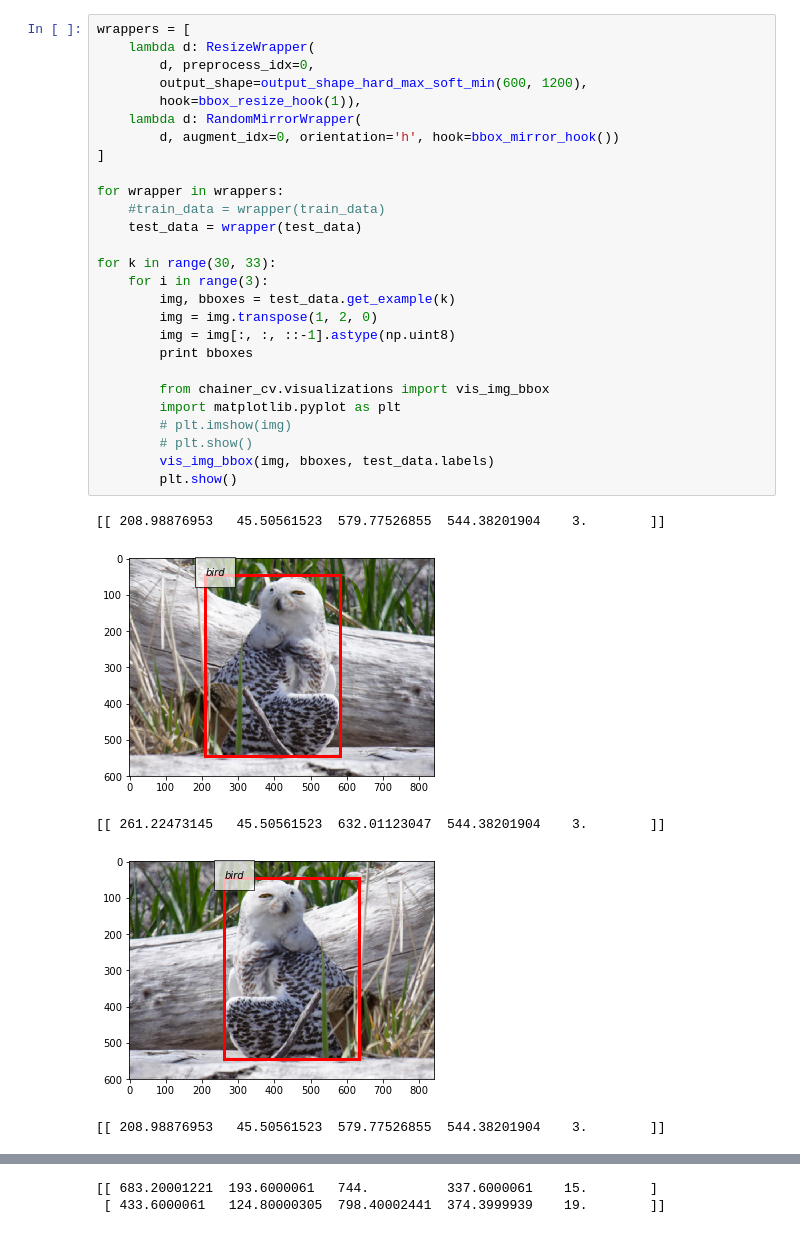
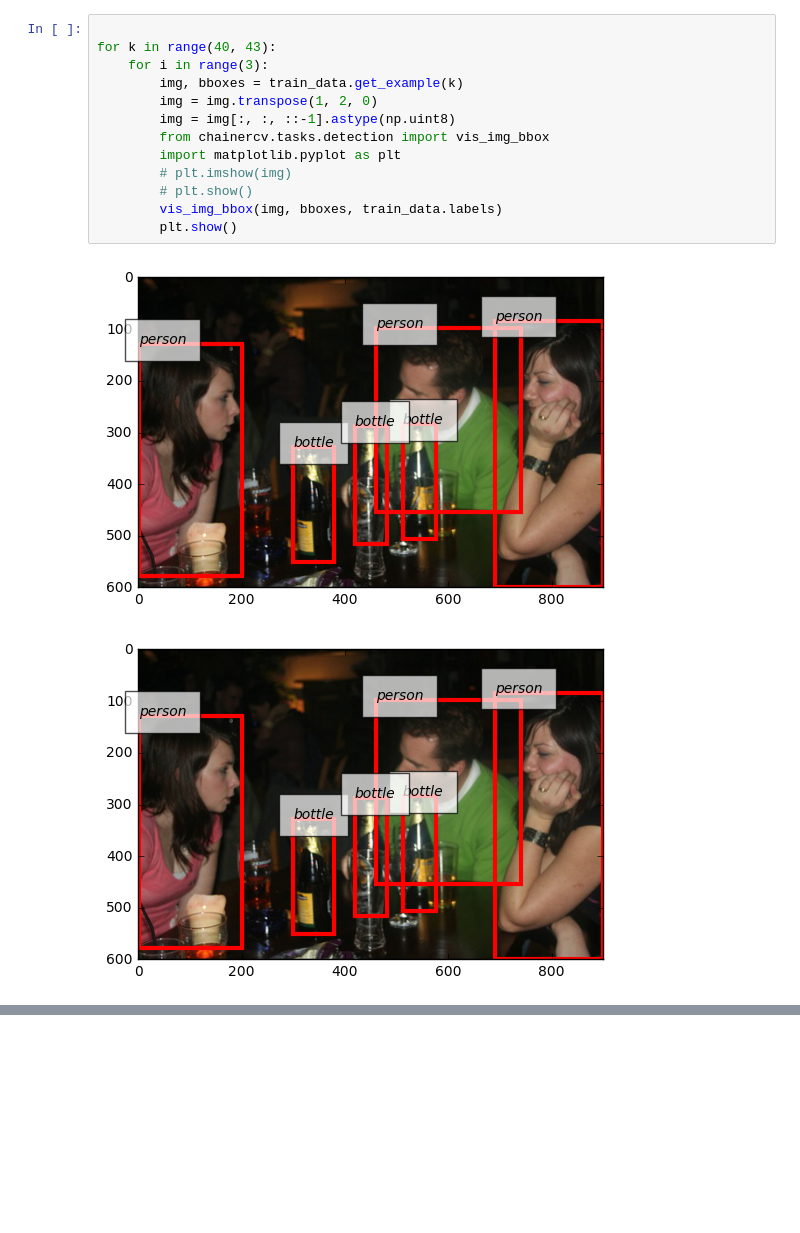
Before and after one commit to yuyu2172/chainer-cv-docs, a Jupyter notebook: examples/detection/faster_rcnn/Visualize Dataset.ipynb, the cells around one changed output, grey strips where cells are left out. Cells and saved outputs as stored; diff of their text form; blank space fills up the shorter version.

Commit message:
add visualize dataset

```diff
--- a/examples/detection/faster_rcnn/Visualize Dataset.ipynb
+++ b/examples/detection/faster_rcnn/Visualize Dataset.ipynb
@@ -12,33 +42,16 @@ test_data = VOCDetectionDataset(mode='val')
 # %%
-wrappers = [
-    lambda d: ResizeWrapper(
-        d, preprocess_idx=0,
-        output_shape=output_shape_hard_max_soft_min(600, 1200),
-        hook=bbox_resize_hook(1)),
-    lambda d: RandomMirrorWrapper(
-        d, augment_idx=0, orientation='h', hook=bbox_mirror_hook())
-]
 
-for wrapper in wrappers:
-    #train_data = wrapper(train_data)
-    test_data = wrapper(test_data)
-
-for k in range(30, 33):
+for k in range(40, 43):
     for i in range(3):
-        img, bboxes = test_data.get_example(k)
+        img, bboxes = train_data.get_example(k)
         img = img.transpose(1, 2, 0)
         img = img[:, :, ::-1].astype(np.uint8)
-        print bboxes
-
-        from chainer_cv.visualizations import vis_img_bbox
+        from chainercv.tasks.detection import vis_img_bbox
         import matplotlib.pyplot as plt
         # plt.imshow(img)
         # plt.show()
-        vis_img_bbox(img, bboxes, test_data.labels)
+        vis_img_bbox(img, bboxes, train_data.labels)
         plt.show()
 # %% [output]
-[[ 208.98876953   45.50561523  579.77526855  544.38201904    3.        ]]
-[figure, old version]
+[figure, new version]
-[[ 261.22473145   45.50561523  632.01123047  544.38201904    3.        ]]
-[figure, old version]
+[figure, new version]
-[[ 208.98876953   45.50561523  579.77526855  544.38201904    3.        ]]
@@ -46,2 +58,0 @@ for k in range(30, 33):
-[[ 683.20001221  193.6000061   744.          337.6000061    15.        ]
- [ 433.6000061   124.80000305  798.40002441  374.3999939    19.        ]]
```
Also changed, not shown: parts of 3 cells of this notebook, 1 other file.
